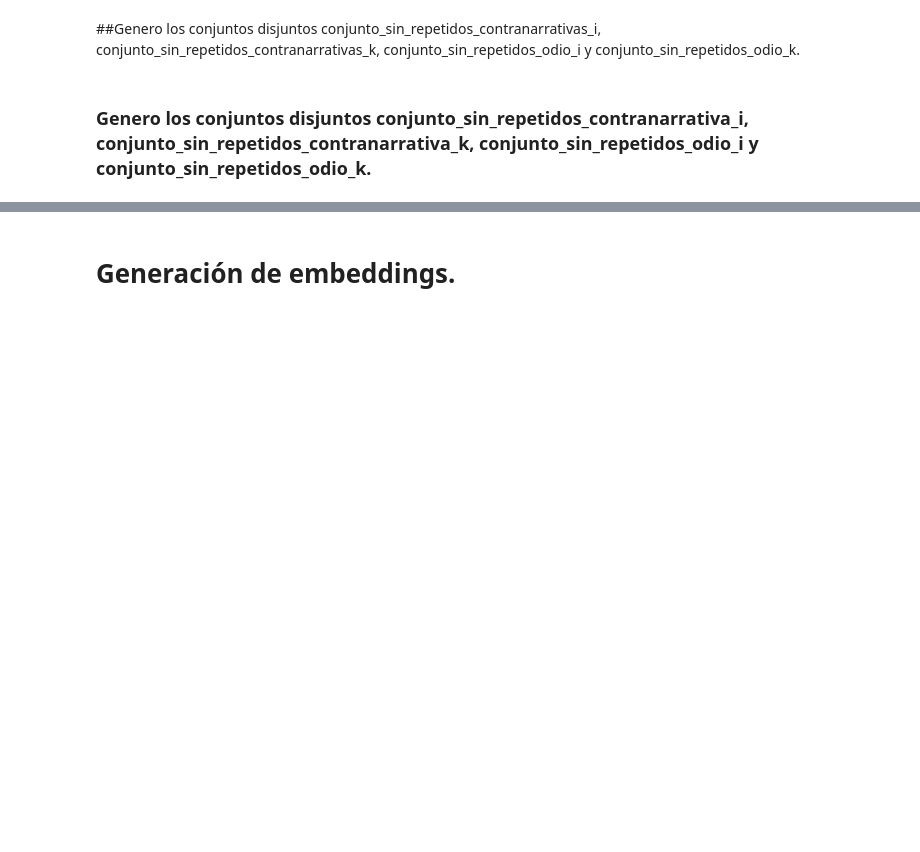
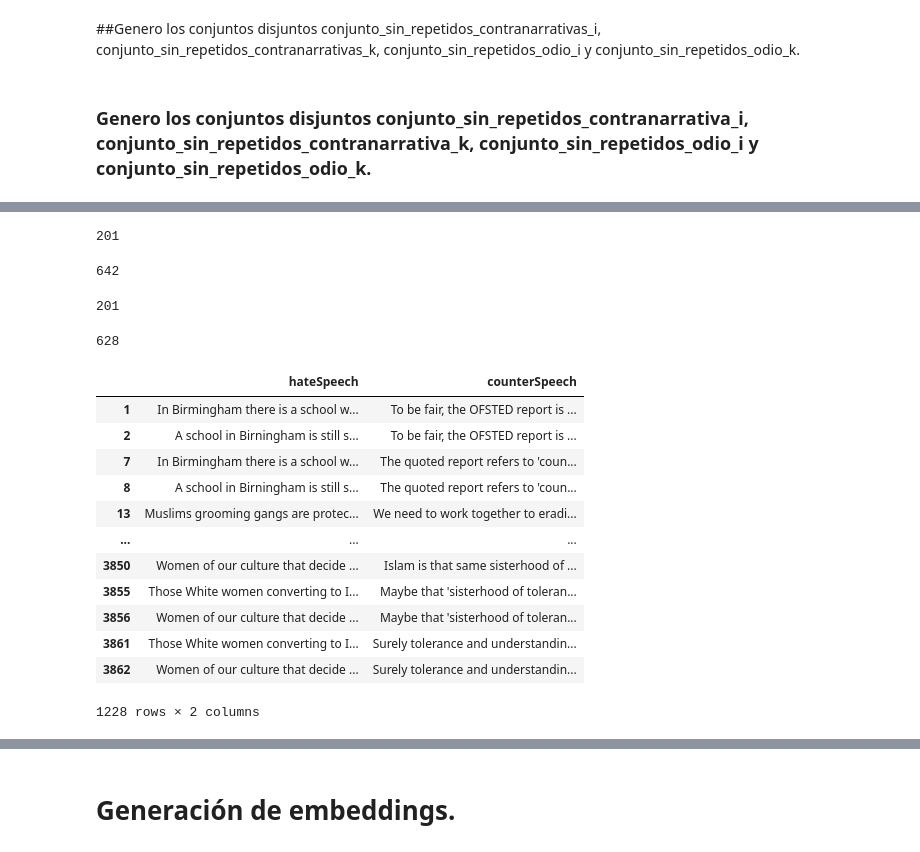
Before and after one commit to jnqeras/ARC, a Jupyter notebook: tesis5.ipynb, the cells around one changed output, grey strips where cells are left out. Saved outputs shown, nothing was run; the diff lists cells and outputs as text; code cells hidden in the pictures; blank space fills up the shorter version.

```diff
--- a/tesis5.ipynb
+++ b/tesis5.ipynb
@@ -522,0 +531,32 @@ Generando conjuntos Odios_i, Odios_k, Contranarrativas_i, Contranarrativas_k, it
+# %%
+len(conjunto_sin_repetidos_odio_i)
+# %% [output]
+201
+# %%
+len(conjunto_sin_repetidos_contranarrativa_i)
+# %% [output]
+642
+# %%
+len(conjunto_sin_repetidos_odio_k)
+# %% [output]
+201
+# %%
+len(conjunto_sin_repetidos_contranarrativa_k)
+# %% [output]
+628
+# %%
+dfOdiosYContanarrativasI
+# %% [output]
+|  | hateSpeech | counterSpeech |
+| 1 | In Birmingham there is a school w... | To be fair, the OFSTED report is ... |
+| 2 | A school in Birningham is still s... | To be fair, the OFSTED report is ... |
+| 7 | In Birmingham there is a school w... | The quoted report refers to 'coun... |
+| 8 | A school in Birningham is still s... | The quoted report refers to 'coun... |
+| 13 | Muslims grooming gangs are protec... | We need to work together to eradi... |
+| ... | ... | ... |
+| 3850 | Women of our culture that decide ... | Islam is that same sisterhood of ... |
+| 3855 | Those White women converting to I... | Maybe that 'sisterhood of toleran... |
+| 3856 | Women of our culture that decide ... | Maybe that 'sisterhood of toleran... |
+| 3861 | Those White women converting to I... | Surely tolerance and understandin... |
+| 3862 | Women of our culture that decide ... | Surely tolerance and understandin... |
+1228 rows × 2 columns
```
Also changed, not shown: parts of 128 cells of this notebook.
